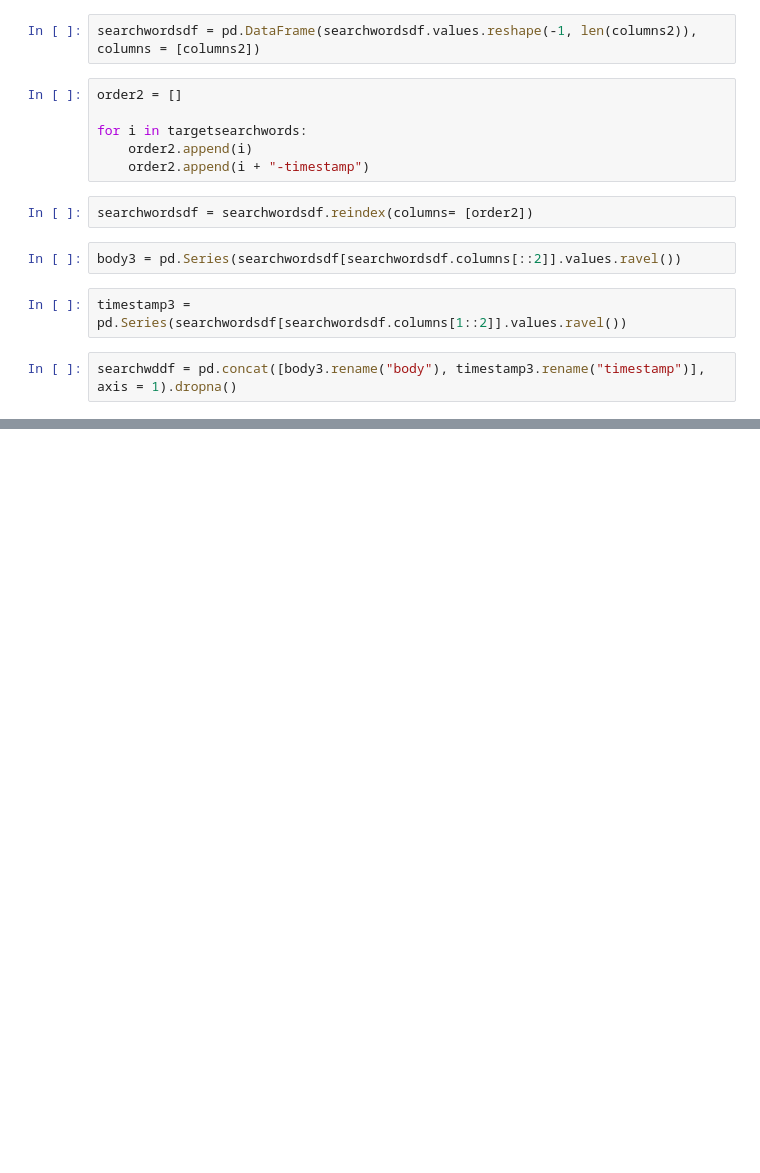
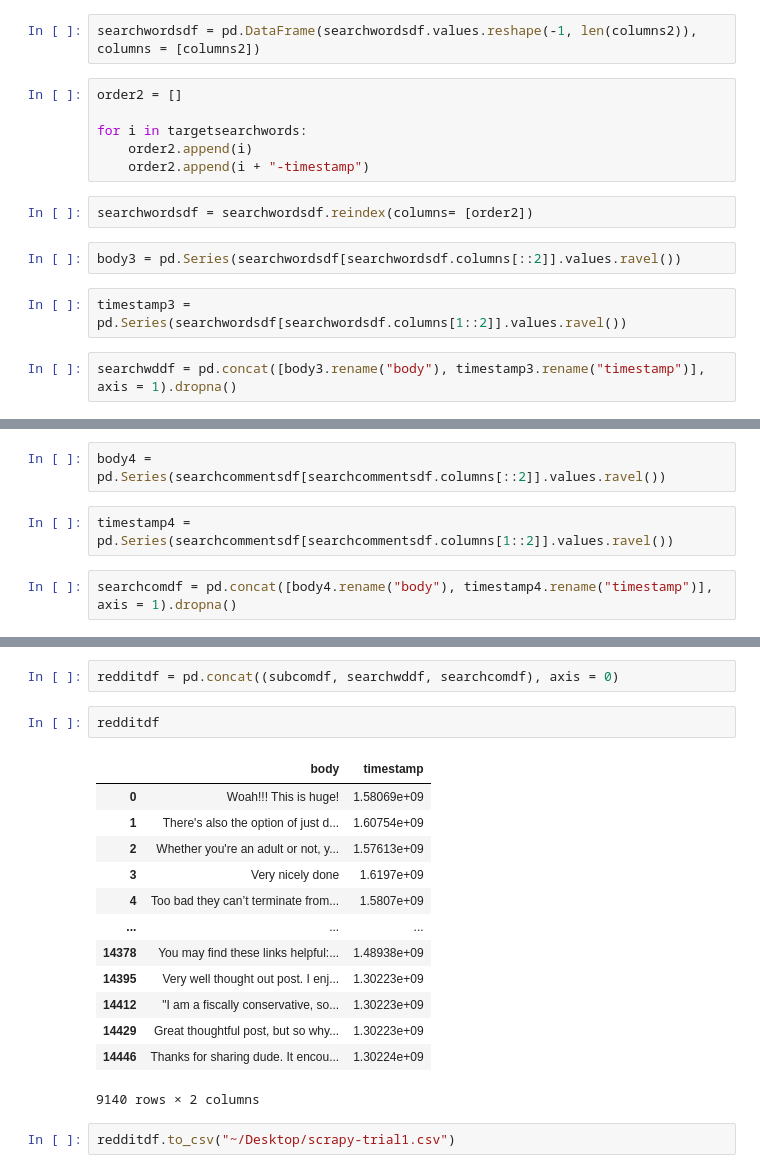
Before and after one commit to alex-lund/Thesis-ESCP, a Jupyter notebook: testing.ipynb, the cells around one changed output, grey strips where cells are left out. Cells and saved outputs as stored; diff of their text form; blank space fills up the shorter version.

```diff
--- a/testing.ipynb
+++ b/testing.ipynb
@@ -169,0 +234,6 @@ searchwddf
+# %%
+body4 = pd.Series(searchcommentsdf[searchcommentsdf.columns[::2]].values.ravel())
+# %%
+timestamp4 = pd.Series(searchcommentsdf[searchcommentsdf.columns[1::2]].values.ravel())
+# %%
+searchcomdf = pd.concat([body4.rename("body"), timestamp4.rename("timestamp")], axis = 1).dropna()
@@ -169,0 +252,20 @@ searchwddf
+# %%
+redditdf = pd.concat((subcomdf, searchwddf, searchcomdf), axis = 0)
+# %%
+redditdf
+# %% [output]
+|  | body | timestamp |
+| 0 | Woah!!! This is huge! | 1.58069e+09 |
+| 1 | There's also the option of just d... | 1.60754e+09 |
+| 2 | Whether you're an adult or not, y... | 1.57613e+09 |
+| 3 | Very nicely done | 1.6197e+09 |
+| 4 | Too bad they can’t terminate from... | 1.5807e+09 |
+| ... | ... | ... |
+| 14378 | You may find these links helpful:... | 1.48938e+09 |
+| 14395 | Very well thought out post. I enj... | 1.30223e+09 |
+| 14412 | "I am a fiscally conservative, so... | 1.30223e+09 |
+| 14429 | Great thoughtful post, but so why... | 1.30223e+09 |
+| 14446 | Thanks for sharing dude. It encou... | 1.30224e+09 |
+9140 rows × 2 columns
+# %%
+redditdf.to_csv("~/Desktop/scrapy-trial1.csv")
```
Also changed, not shown: parts of 14 cells of this notebook, 3 other files.
